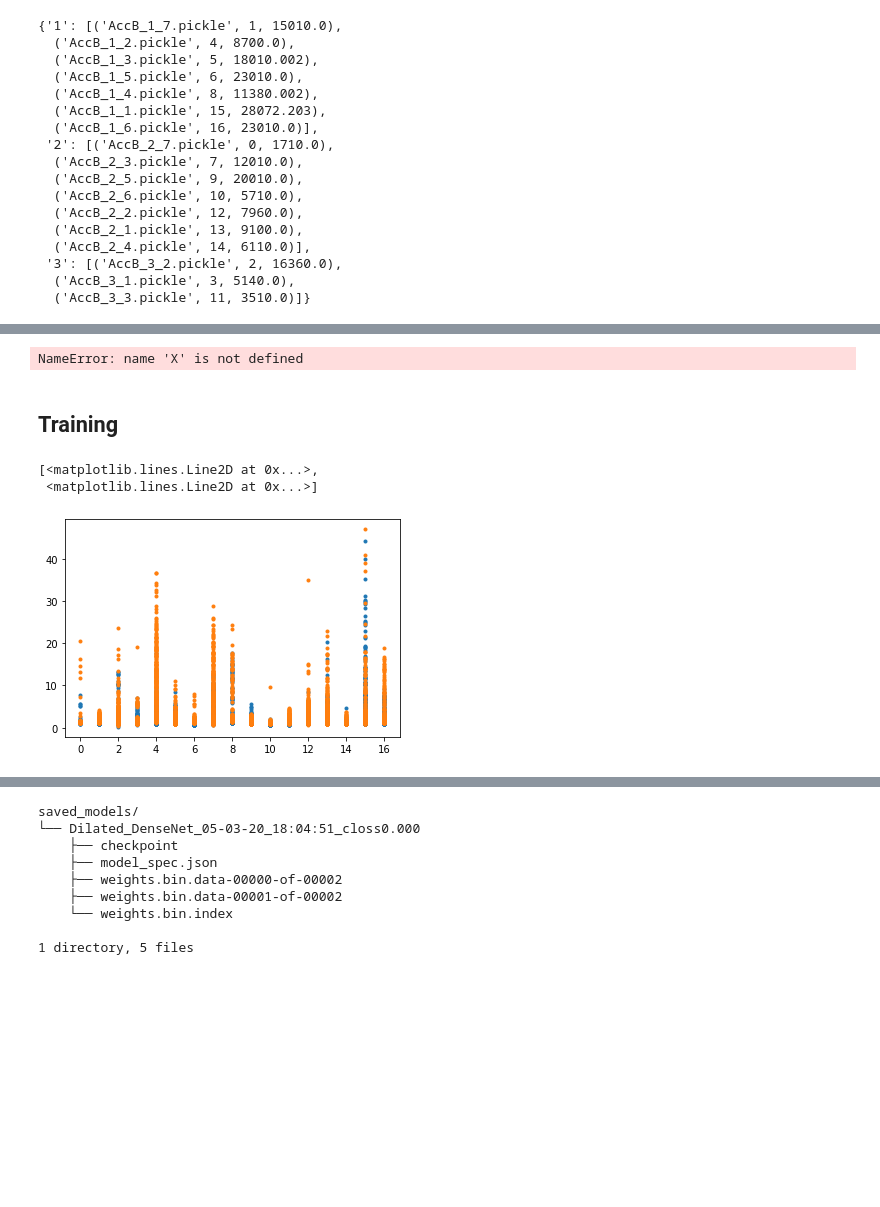
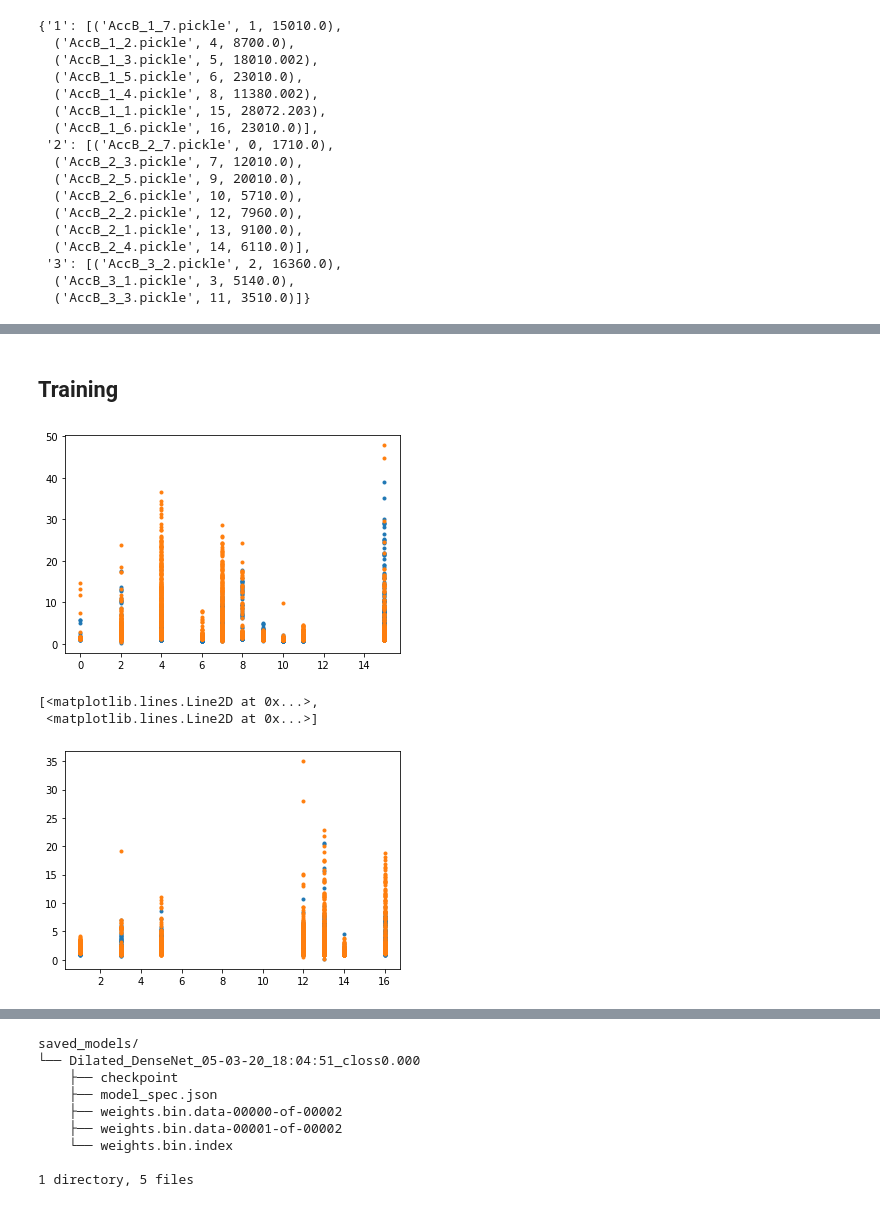
Before and after one commit to mylonasc/deep-rul-models, a Jupyter notebook: 2020-03-05_BearingFatigue_DiscriminativeDomainSeparation.ipynb, the cells around one changed output, grey strips where cells are left out. Drawn from its saved outputs; the diff is of its cells as text; code cells hidden in the pictures; blank space fills up the shorter version.

```diff
--- a/2020-03-05_BearingFatigue_DiscriminativeDomainSeparation.ipynb
+++ b/2020-03-05_BearingFatigue_DiscriminativeDomainSeparation.ipynb
@@ -315,6 +303,8 @@ In essence the "lines" can be thought of implicit parametric embeddings. Note th
 is what is implicitly learned from *Domain adversarial training* between $\mathcal{D}_A$ and $\mathcal{D}_B$. The sub-domains of the representation used in the task may contain non-overlapping instances. It may be difficult or impossible to learn how to generate from each domain or transform from one instance-locked domain to another. In the bearing dataset, the domains of each experiment are expected to contain some features useful from prediction. The $\mathcal{D}_A$ and $\mathcal{D}_B$ sample sets correspond to the different loading conditions, and the $\mathcal{D}_{E^i}$ domains correspond to each different experiment. The different experiments contain a *private* subset of their representation as well as a *shared* subset.
 # %%
 ## TODO: Make a second "domain" and corresponding embedding for the load.
+
+yrem_norm = yrem / np.std(yrem);
 
 #training_set_mask =
 conds_flag_source = [0,0,0,0,   1,1, 1,1,  2,2]
@@ -323,19 +313,36 @@ inds_data_source =  [4,6,8,15,  9,10,0,7,  2,11]
 conds_flag_target = [0,0,0,   1, 1, 1,  2]
 inds_data_target  = [1,5,16,  12,13,14,  3]
 
+
+# for the moment I do not try to adapt domains with info pertaining to the loading conditions.
 X_source_experiments = X[[i for i,k in enumerate(np.argmax(eid_oh,1)) if k in inds_data_source]]
+yrem_norm_source     = yrem_norm[[i for i,k in enumerate(np.argmax(eid_oh,1)) if k in inds_data_source]]
+eid_oh_source        = eid_oh[[i for i,k in enumerate(np.argmax(eid_oh,1)) if k in inds_data_source]]
+
 X_target_experiments = X[[i for i,k in enumerate(np.argmax(eid_oh,1)) if k in inds_data_target]]
+yrem_norm_target     = yrem_norm[[i for i,k in enumerate(np.argmax(eid_oh,1)) if k in inds_data_target]]
+eid_oh_target        = eid_oh[[i for i,k in enumerate(np.argmax(eid_oh,1)) if k in inds_data_target]]
+
+
+
+
+### Use the top "source" domain. I need to generalize to "target" and show that embeddings
+# are indeed similar without the network ever seeing the "target" domain.
+
+from sklearn.model_selection import train_test_split
+x_train, x_test, y_train, y_test, d_train, d_test = train_test_split(X_source_experiments, yrem_norm_source, eid_oh_source, stratify = eid_oh_source)
 
 #for ct, tdi in zip(conds_flag_train, inds_data_train):
 #    training_data
-# %% [output]
-NameError: name 'X' is not defined
 # %% [markdown]
 ## Training
 # %%
 #pplot.plot(np.argmax(d_train,0),np.std(x_train,0))
 pplot.plot(np.argmax(d_train,1),np.max(x_train,1),'.')
+pplot.show()
+pplot.plot(np.argmax(eid_oh_target,1),np.max(X_target_experiments,1),'.')
 # %% [output]
+[figure, new version]
 [<matplotlib.lines.Line2D at 0x...>,
  <matplotlib.lines.Line2D at 0x...>]
-[figure, old version]
+[figure, added]
```
Also changed, not shown: parts of 19 cells of this notebook, 5 other files.
